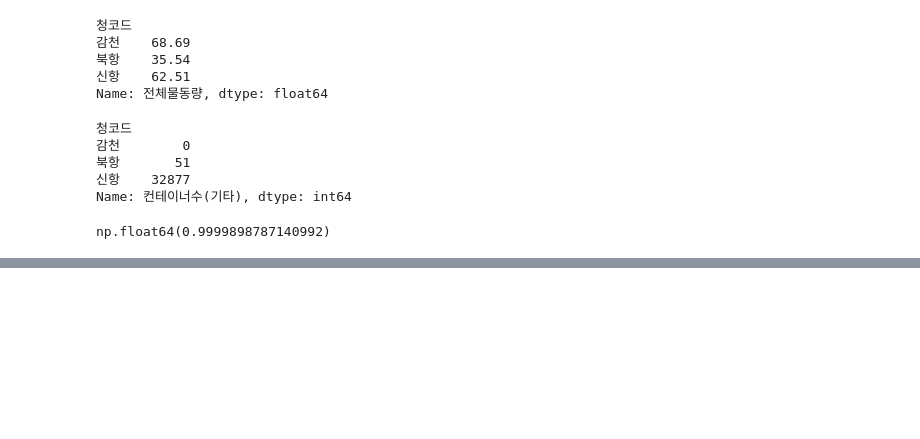
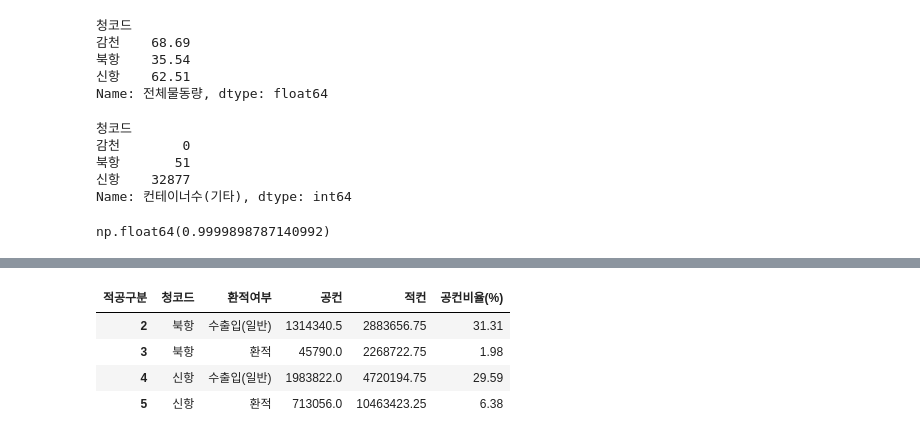
Before and after one commit to donghwa93/exp_eda_1, a Jupyter notebook: analysis/exp_1.ipynb, the cells around one changed output, grey strips where cells are left out. Saved outputs shown, nothing was run; the diff lists cells and outputs as text; code cells hidden in the pictures; blank space fills up the shorter version.

```diff
--- a/analysis/exp_1.ipynb
+++ b/analysis/exp_1.ipynb
@@ -208,0 +282,12 @@ grp
+# %%
+grp2_plot = grp2.reset_index()
+grp2_plot['환적여부'] = grp2_plot['환적여부'].map({True:'환적', False:'수출입(일반)'})
+grp2_plot = grp2_plot[grp2_plot['청코드'] != '감천']
+
+grp2_plot
+# %% [output]
+| 적공구분 | 청코드 | 환적여부 | 공컨 | 적컨 | 공컨비율(%) |
+| 2 | 북항 | 수출입(일반) | 1314340.5 | 2883656.75 | 31.31 |
+| 3 | 북항 | 환적 | 45790.0 | 2268722.75 | 1.98 |
+| 4 | 신항 | 수출입(일반) | 1983822.0 | 4720194.75 | 29.59 |
+| 5 | 신항 | 환적 | 713056.0 | 10463423.25 | 6.38 |
```
Also changed, not shown: parts of 14 cells of this notebook, 3 other files.
